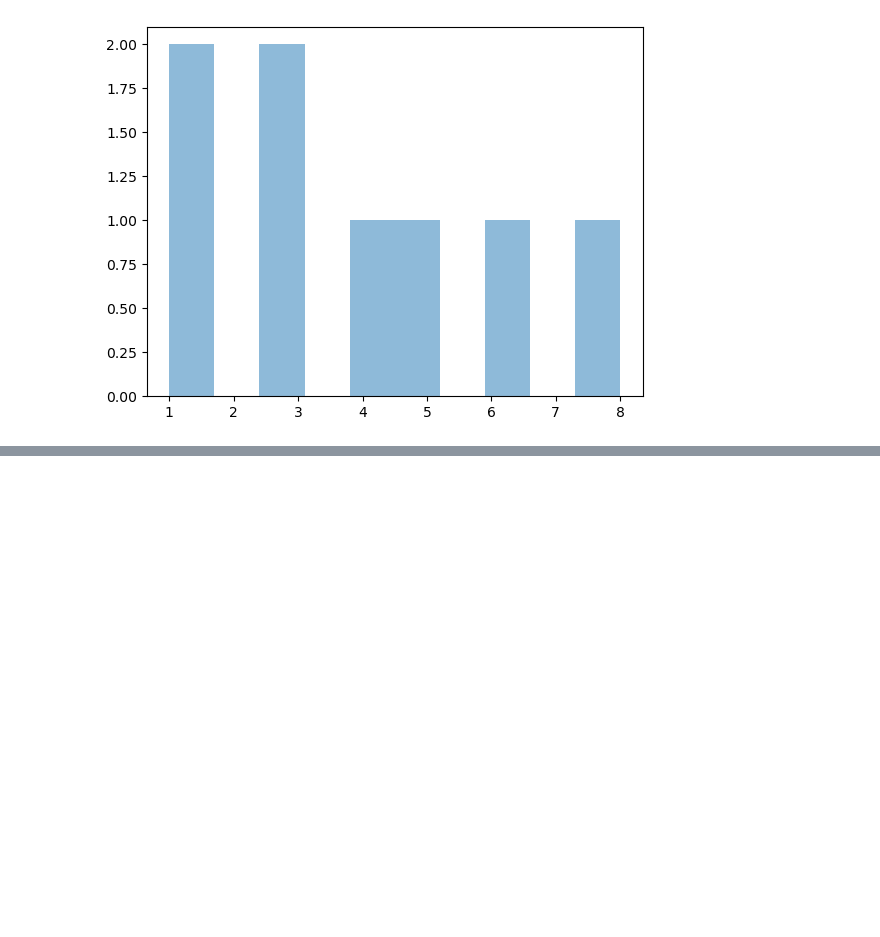
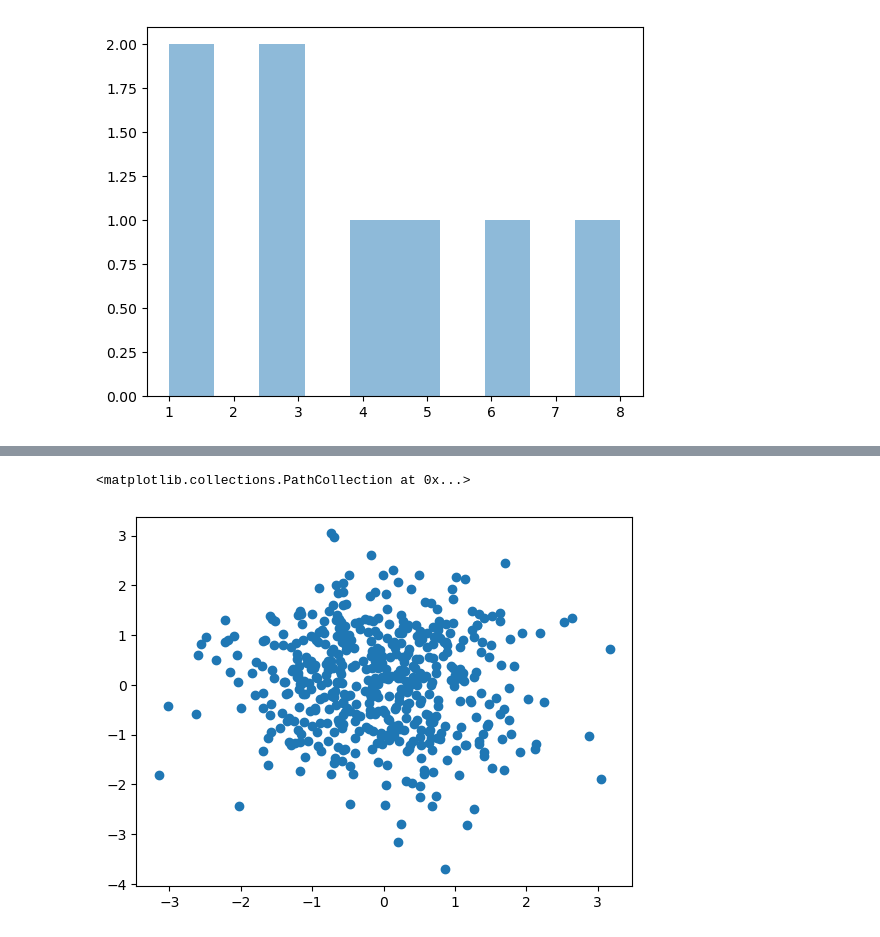
Before and after one commit to Musoye/ai, a Jupyter notebook: introduction/practice.ipynb, the cells around one changed output, grey strips where cells are left out. Cells and saved outputs as stored; diff of their text form; code cells hidden in the pictures; blank space fills up the shorter version.

```diff
--- a/introduction/practice.ipynb
+++ b/introduction/practice.ipynb
@@ -40,0 +78,8 @@ plt.savefig('practice.png')
+# %%
+from matplotlib import pyplot as plt
+import numpy as np
+nran = np.random.RandomState(12)
+x = nran.normal(size=500)
+y = nran.normal(size=500)
+x
+y
@@ -40,0 +104,5 @@ plt.savefig('practice.png')
+# %%
+plt.scatter(x, y)
+# %% [output]
+<matplotlib.collections.PathCollection at 0x...>
+[figure, added]
```
Also changed, not shown: parts of 24 cells of this notebook, 1 other file.
